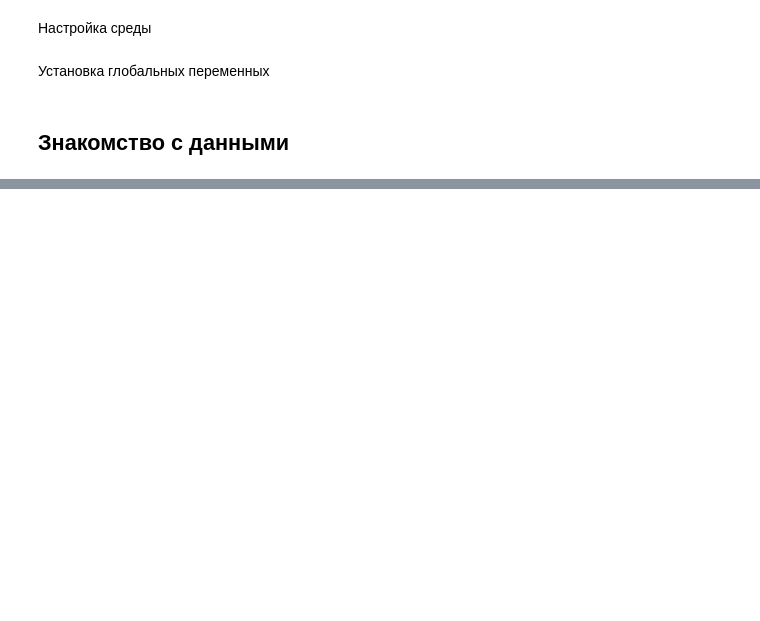
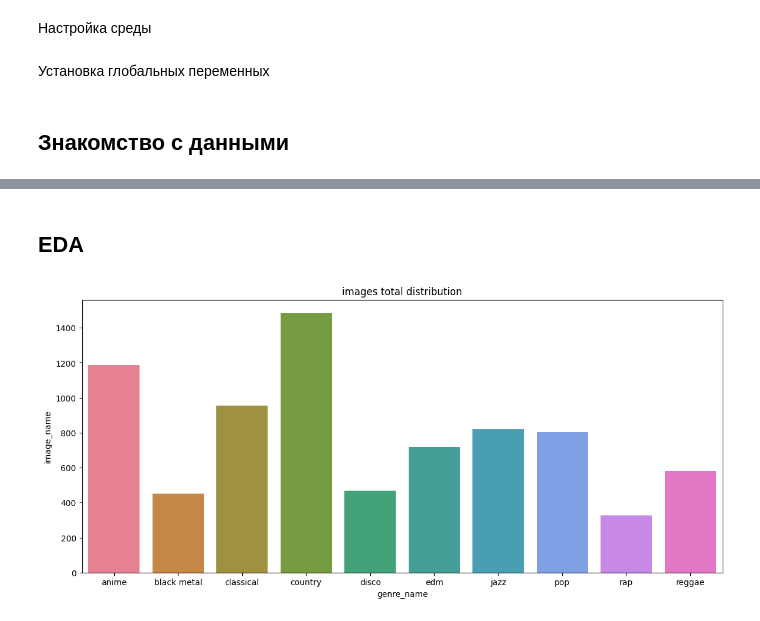
Before and after one commit to denis-42ds/determining_music_genre_from_an_image, a Jupyter notebook: music_genres.ipynb, the cells around one changed output, grey strips where cells are left out. Cells and saved outputs as stored; diff of their text form; code cells hidden in the pictures; blank space fills up the shorter version.

Commit message:
initial familiarization with the data

```diff
--- a/music_genres.ipynb
+++ b/music_genres.ipynb
@@ -40,5 +53,28 @@
 Установка глобальных переменных
 # %%
 RANDOM_STATE = 42
+DATA_PATH = 'data'
+ASSETS_DIR = 'assets'
 # %% [markdown]
 ## Знакомство с данными
+# %%
+# пустой список для хранения данных
+data = []
+
+# список жанров
+genres = os.listdir(DATA_PATH)
+
+# цикл по каждой папке (жанру)
+for genre in genres:
+    genre_path = os.path.join(DATA_PATH, genre)
+
+    # список файлов (изображений альбомов) в текущей папке (жанре)
+    album_images = os.listdir(genre_path)
+
+    # цикл по каждому изображению альбома
+    for image_name in album_images:
+        # добавление данных в список
+        data.append({'image_name': image_name, 'genre_name': genre})
+
+# датафрейм из списка данных
+df = pd.DataFrame(data)
@@ -44,0 +115,19 @@ RANDOM_STATE = 42
+# %% [markdown]
+## EDA
+# %%
+plt.figure(figsize=(14, 6))
+df_agg = df.groupby('genre_name').agg({'image_name': 'count'}).reset_index()
+
+sns.barplot(data=df_agg,
+            x='genre_name',
+            y='image_name',
+            hue='genre_name',
+            palette=sns.color_palette("husl", len(df_agg)))
+
+plt.title(f"images total distribution")
+
+# сохранение графика в файл
+plt.savefig(os.path.join(ASSETS_DIR, 'images total distribution.png'))
+plt.show()
+# %% [output]
+[figure, added]
```
Also changed, not shown: parts of 7 cells of this notebook, 4 other files.
